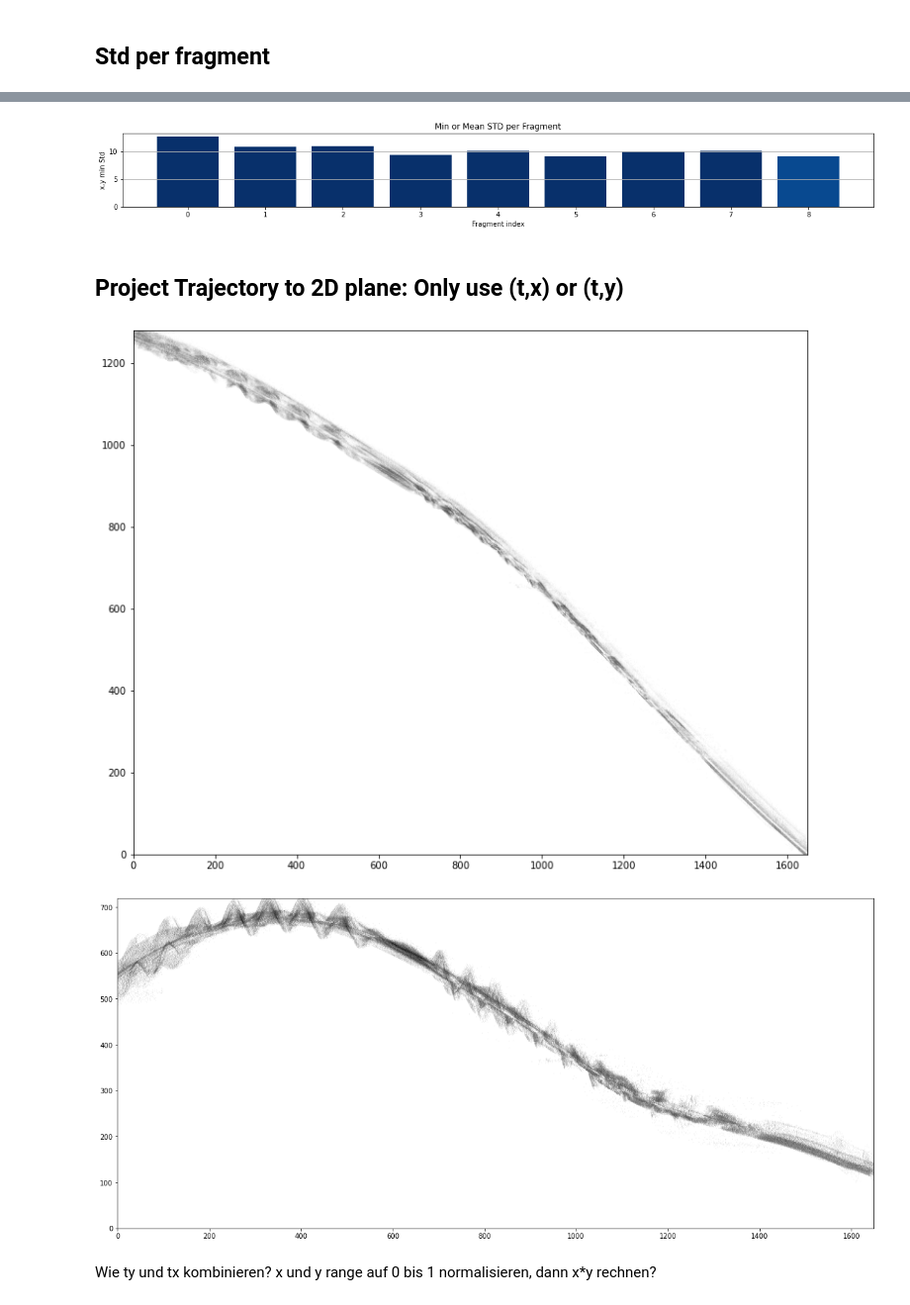
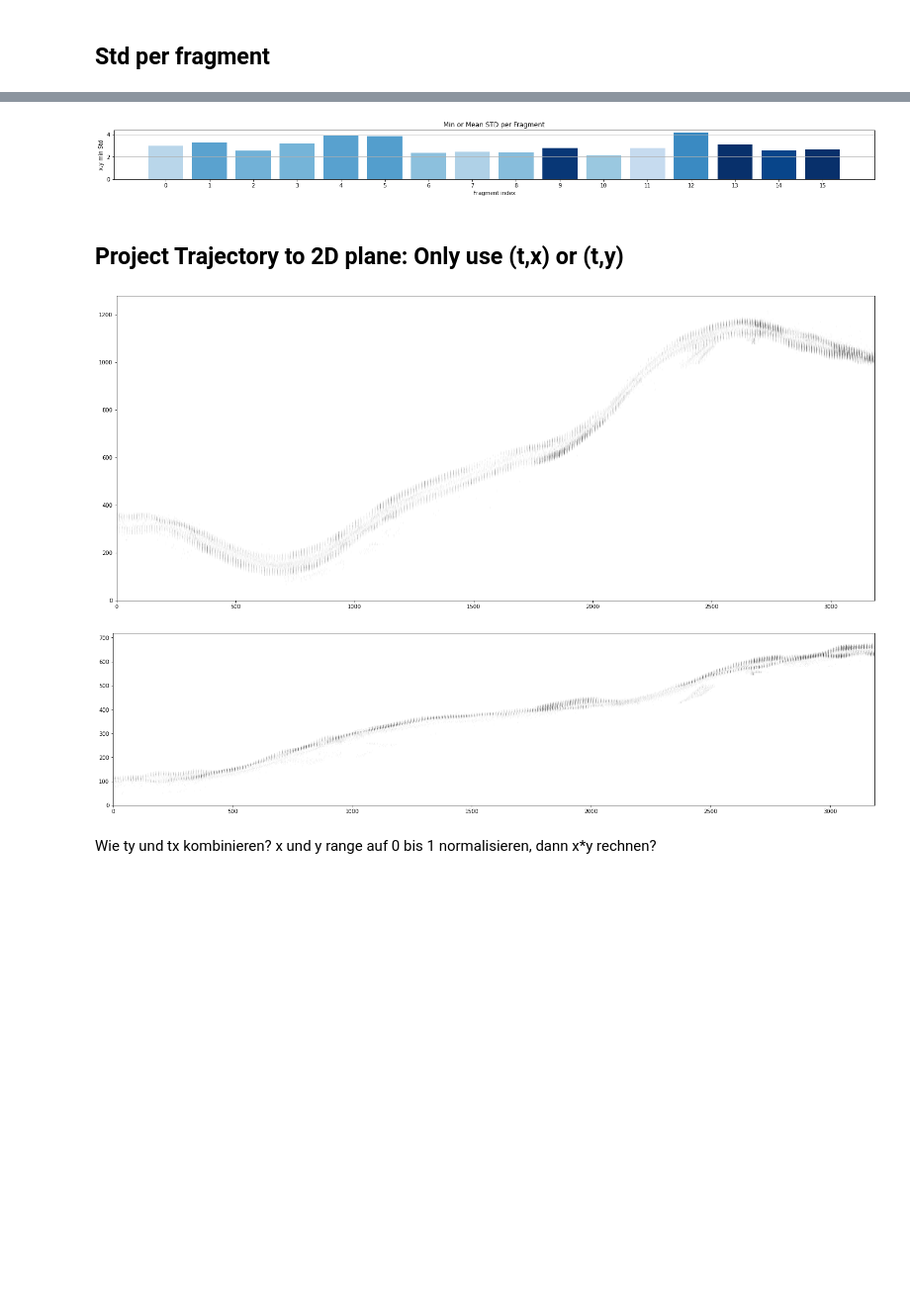
Before and after one commit to boeges/ma_point_cloud_processing, a Jupyter notebook: inspect_trajectories.ipynb, the cells around one changed output, grey strips where cells are left out. Shown at 99% size. Drawn from its saved outputs; the diff is of its cells as text; code cells hidden in the pictures; blank space fills up the shorter version.

```diff
--- a/inspect_trajectories.ipynb
+++ b/inspect_trajectories.ipynb
@@ -69,9 +69,14 @@ pd.set_option('display.float_format', lambda x: '%.3f' % x)
 # trajectory_filepath = TRAJECTORIES_CSV_DIR / "3_classified/3_m-h-h_trajectories/6_bee_pts40999_start15878090.csv"
 # trajectory_filepath = TRAJECTORIES_CSV_DIR / "3_classified/3_m-h-h_trajectories/0_bee_pts217225_start2417504.csv"
 # trajectory_filepath = TRAJECTORIES_CSV_DIR / "3_classified/mb-dra1-1_trajectories/0_dra_pts59532_start1850138.csv"
-trajectory_filepath = TRAJECTORIES_CSV_DIR / "3_classified/mb-dra1-1_trajectories/10_dra_pts186904_start30916677.csv"
+# trajectory_filepath = TRAJECTORIES_CSV_DIR / "3_classified/mb-dra1-1/10_dra_pts186904_start30916677.csv"
+trajectory_filepath = TRAJECTORIES_CSV_DIR / "3_classified/mb-bum2-1/1_bum_pts45199_start3383352.csv"
 # %%
 df_orig = pd.read_csv(trajectory_filepath, sep=',', header="infer")
+
+print(len(df_orig.index))
+df_orig = df_orig[:40000]
+print(len(df_orig.index))
 
 df = df_orig.copy()
 display(df.head())
@@ -304,7 +318,7 @@ plt.ylabel("x,y min Std")
 plt.grid(axis="y")
 plt.show()
 # %% [output]
-[figure, old version]
+[figure, new version]
 # %% [markdown]
 ## Project Trajectory to 2D plane: Only use (t,x) or (t,y)
 # %%
@@ -336,25 +350,25 @@ def y_crop_to_used_area(image, padding=0):
     return image[ymin:ymax,:]
 # %%
 tx_df, tx_heatmap, tx_extent = get_projected_heatmap(df, "t", "x", number_of_fragments*BINS_PER_T_BUCKET, WIDTH)
-tx_heatmap = y_crop_to_used_area(tx_heatmap, 50)
+tx_heatmap = y_crop_to_used_area(tx_heatmap, 10)
 
 log_tx_heatmap = np.log2(tx_heatmap+1)
 plt.figure(figsize = (20, 10))
 # plt.xlim(left=0, right=number_of_buckets)
 plt.imshow(log_tx_heatmap, extent=tx_extent, origin='upper', cmap="Greys")
 plt.show()
 
 ty_df, ty_heatmap, ty_extent = get_projected_heatmap(df, "t", "y", number_of_fragments*BINS_PER_T_BUCKET, HEIGHT)
-ty_heatmap = y_crop_to_used_area(ty_heatmap, 50)
+ty_heatmap = y_crop_to_used_area(ty_heatmap, 10)
 
 log_ty_heatmap = np.log2(ty_heatmap+1)
 plt.figure(figsize = (20, 10))
 # plt.xlim(left=0, right=number_of_buckets)
 plt.imshow(log_ty_heatmap, extent=ty_extent, origin='upper', cmap="Greys")
 plt.show()
 # %% [output]
-[figure, old version]
+[figure, new version]
-[figure, old version]
+[figure, new version]
 # %% [markdown]
 Wie ty und tx kombinieren?
 x und y range auf 0 bis 1 normalisieren, dann x*y rechnen?
```
Also changed, not shown: parts of 9 cells of this notebook, 7 other files.
